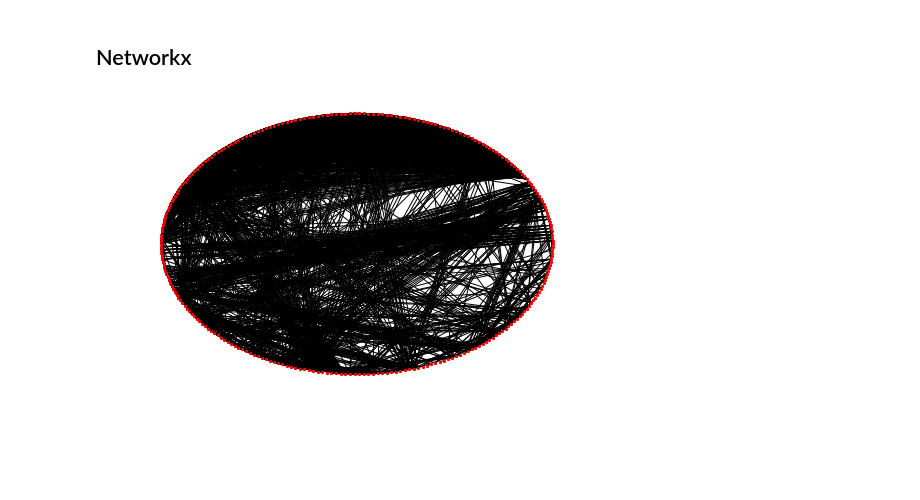
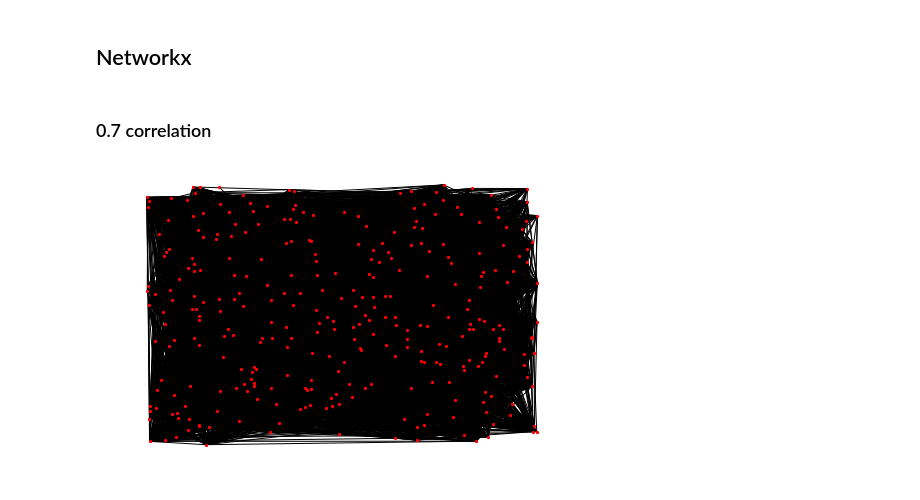
Before and after one commit to GCantergiani/psth, a Jupyter notebook: first_basic_analysis.ipynb, the cells around one changed output. Cells and saved outputs as stored; diff of their text form; code cells hidden in the pictures; blank space fills up the shorter version.

```diff
--- a/first_basic_analysis.ipynb
+++ b/first_basic_analysis.ipynb
@@ -153,8 +151,8 @@ _ = ax.set_xlabel('')
 # %% [markdown]
 ## First threshold
 # %%
-to_replace = np.arange(-0.74, 0.75, 0.01).round(3)
-to_replace
+to_replace_07 = np.arange(-0.74, 0.75, 0.01).round(3)
+to_replace_07
 # %% [output]
 array([-0.74, -0.73, -0.72, -0.71, -0.7 , -0.69, -0.68, -0.67, -0.66,
        -0.65, -0.64, -0.63, -0.62, -0.61, -0.6 , -0.59, -0.58, -0.57,
@@ -174,8 +172,8 @@ array([-0.74, -0.73, -0.72, -0.71, -0.7 , -0.69, -0.68, -0.67, -0.66,
         0.61,  0.62,  0.63,  0.64,  0.65,  0.66,  0.67,  0.68,  0.69,
         0.7 ,  0.71,  0.72,  0.73,  0.74])
 # %%
-df_corr = df_corr.round(2).replace(to_replace, np.nan)
-df_corr.head()
+df_corr_07 = df_corr.round(2).replace(to_replace_07, np.nan)
+df_corr_07.head()
 # %% [output]
 |  |  | Neuron |  |  |  |  |  |  |  |  |  | ... |
 |  | neuron | 0 | 1 | 2 | 3 | 4 | 5 | 6 | 7 | 8 | 9 | ... |
@@ -243,10 +241,12 @@ _ = ax.set_xlabel('')
 ## Networkx
 # %%
 import networkx as nx
+# %% [markdown]
+### 0.7 correlation
 # %%
 G = nx.Graph()
 
-for idx, row in df_corr.iterrows():
+for idx, row in df_corr_07.iterrows():
     neuron_id = idx[1]
 
     for sub_idx, sub_row in row.dropna().iteritems():
@@ -259,9 +259,9 @@ for idx, row in df_corr.iterrows():
                        sub_neuron_id,
                        weight=correlation)
 # %%
-nx.draw_circular(G, figsize=(20,10), node_size=5)
+nx.draw_random(G, figsize=(20,10), node_size=5)
 # %% [output]
-[figure, old version]
+[figure, new version]
 # %%
 %%time
 pagerank = nx.pagerank(G)
```
Also changed, not shown: parts of 16 cells of this notebook.
